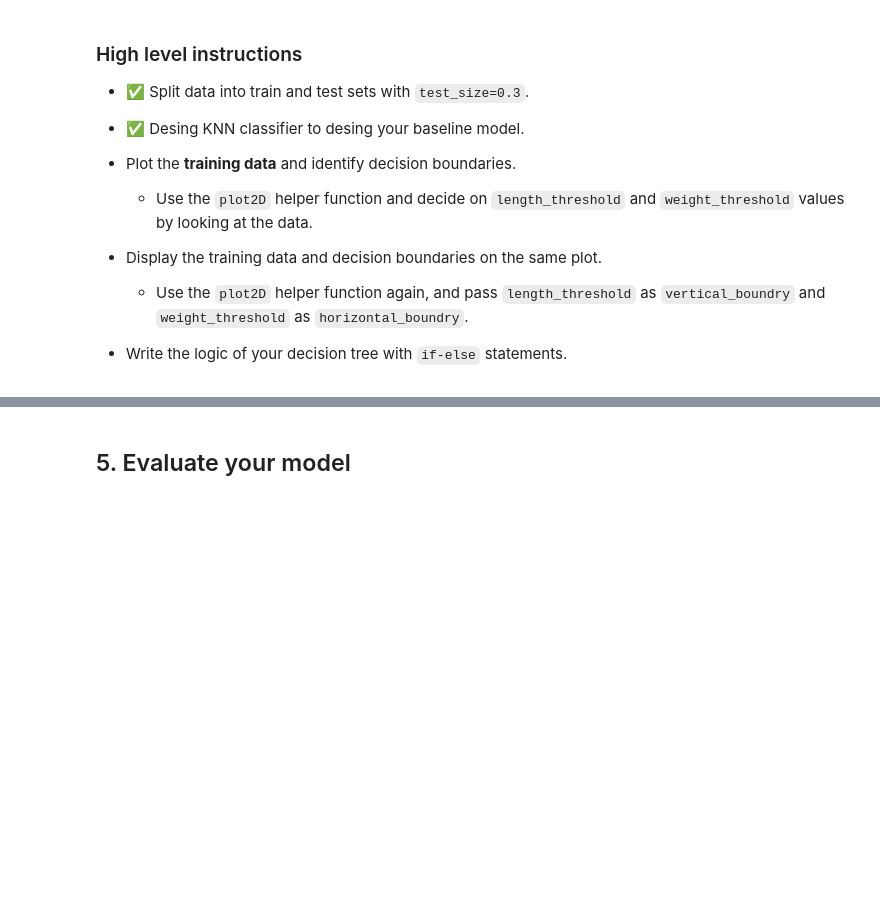
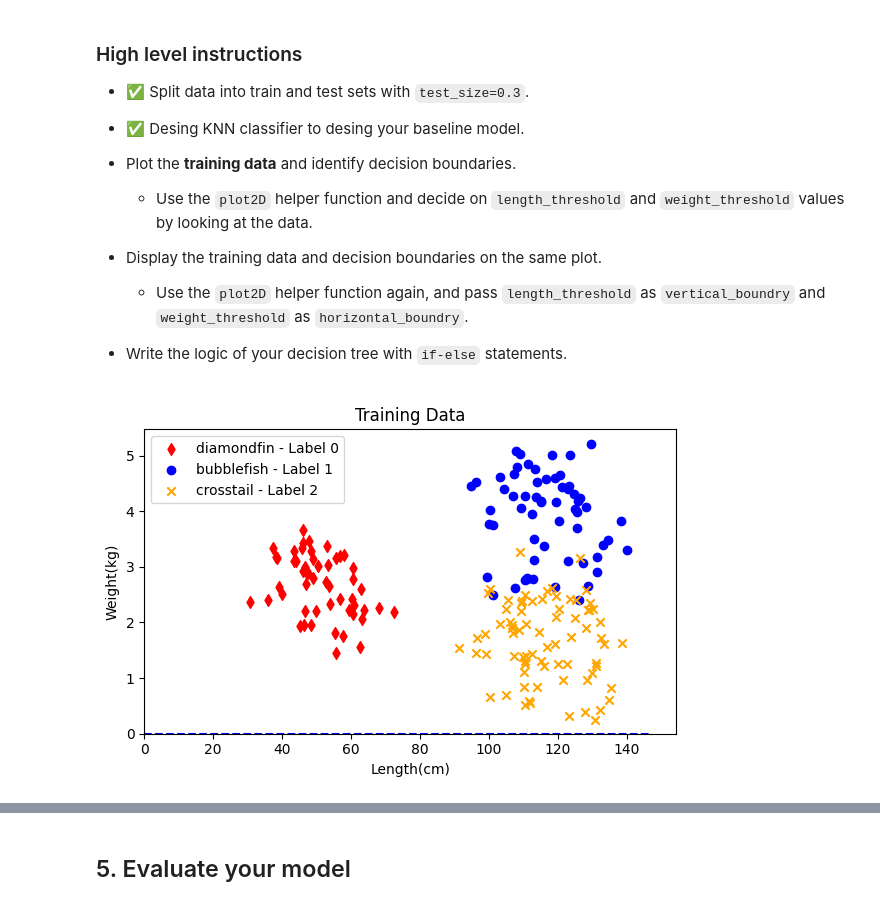
Before and after one commit to whatnirja/PyData2025, a Jupyter notebook: Lab_Week12_DecisionTree/lab12_DecisionTree.ipynb, the cells around one changed output, grey strips where cells are left out. Drawn from its saved outputs; the diff is of its cells as text; code cells hidden in the pictures; blank space fills up the shorter version.

```diff
--- a/Lab_Week12_DecisionTree/lab12_DecisionTree.ipynb
+++ b/Lab_Week12_DecisionTree/lab12_DecisionTree.ipynb
@@ -179,5 +179,14 @@ KNN Classifier Accuracy: 0.93%
 - Write the logic of your decision tree with `if-else` statements.
 # %%
 #your code for first plot here
+plot2D(
+    X_train,
+    y_train,
+    feature_names,
+    target_names,
+    title='Training Data'
+)
+# %% [output]
+[figure, added]
 # %%
 #your code here
```
Also changed, not shown: parts of 24 cells of this notebook.
